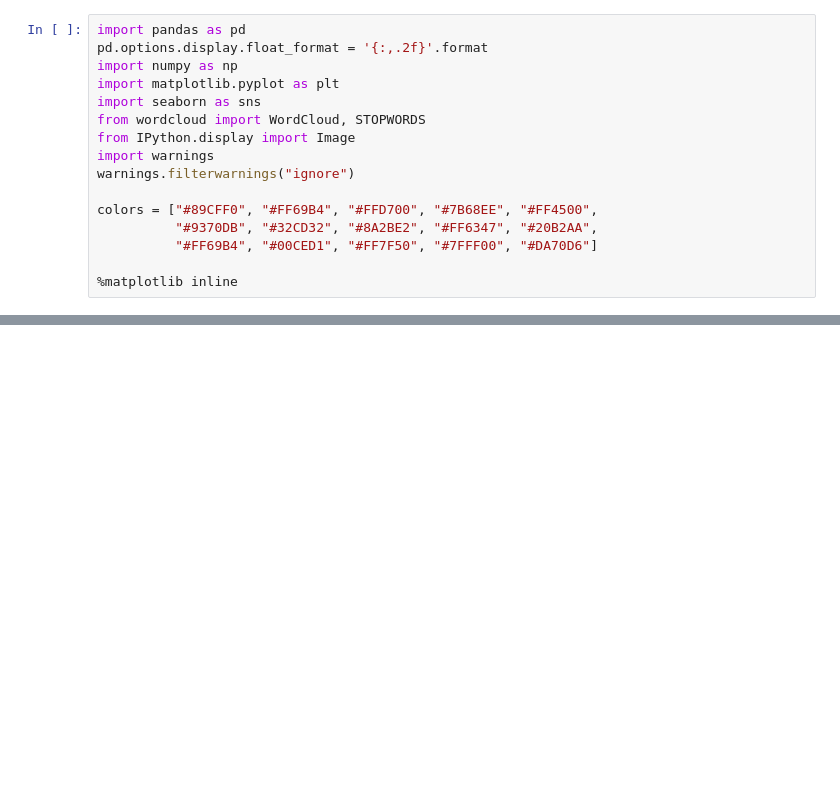
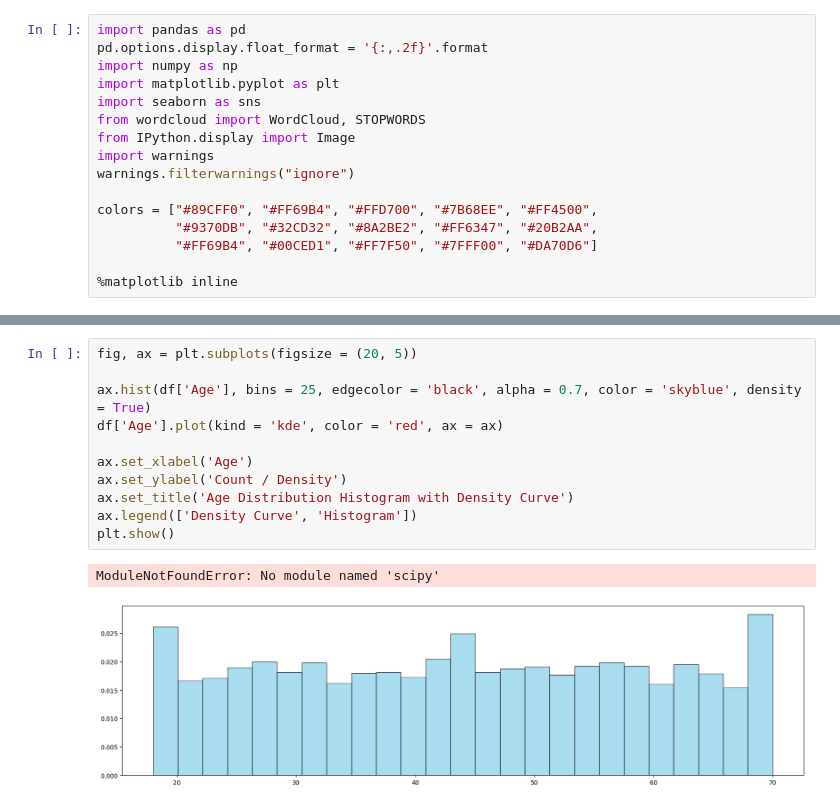
Before and after one commit to Paul-Ndirangu/Kaggle-projects, a Jupyter notebook: shopping_trends/shopping_trends.ipynb, the cells around one changed output, grey strips where cells are left out. Drawn from its saved outputs; the diff is of its cells as text; blank space fills up the shorter version.

```diff
--- a/shopping_trends/shopping_trends.ipynb
+++ b/shopping_trends/shopping_trends.ipynb
@@ -26,0 +123,14 @@ df.sample(5)
+# %%
+fig, ax = plt.subplots(figsize = (20, 5))
+
+ax.hist(df['Age'], bins = 25, edgecolor = 'black', alpha = 0.7, color = 'skyblue', density = True)
+df['Age'].plot(kind = 'kde', color = 'red', ax = ax)
+
+ax.set_xlabel('Age')
+ax.set_ylabel('Count / Density')
+ax.set_title('Age Distribution Histogram with Density Curve')
+ax.legend(['Density Curve', 'Histogram'])
+plt.show()
+# %% [output]
+ModuleNotFoundError: No module named 'scipy'
+[figure, added]
```
Also changed, not shown: parts of 32 cells of this notebook.
